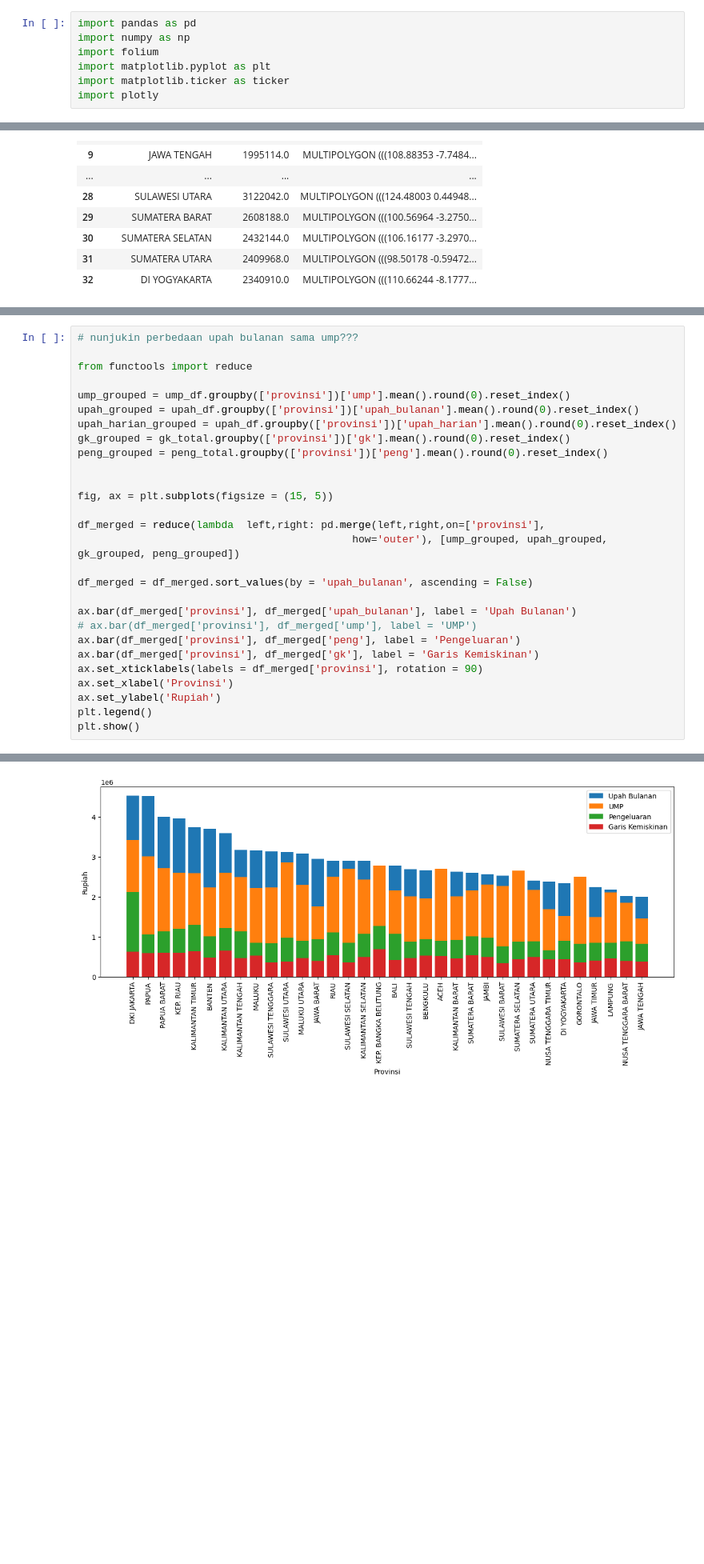
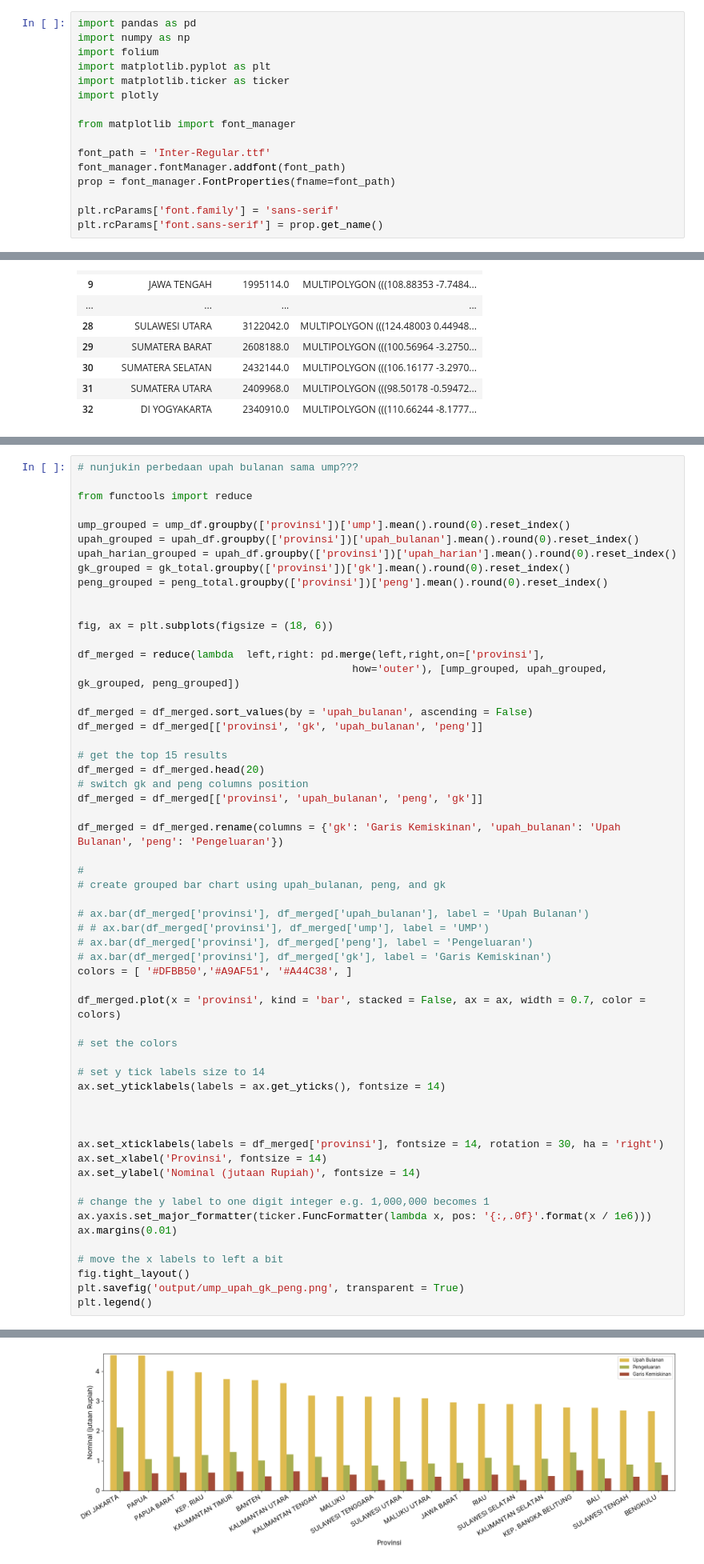
Before and after one commit to owencwijaya/tubes-01-visdat, a Jupyter notebook: dataset-kesejahteraan.ipynb, the cells around one changed output, grey strips where cells are left out. Shown at 80% size. Drawn from its saved outputs; the diff is of its cells as text; blank space fills up the shorter version.

```diff
--- a/dataset-kesejahteraan.ipynb
+++ b/dataset-kesejahteraan.ipynb
@@ -11,6 +11,15 @@ import folium
 import matplotlib.pyplot as plt
 import matplotlib.ticker as ticker
 import plotly
+
+from matplotlib import font_manager
+
+font_path = 'Inter-Regular.ttf'
+font_manager.fontManager.addfont(font_path)
+prop = font_manager.FontProperties(fname=font_path)
+
+plt.rcParams['font.family'] = 'sans-serif'
+plt.rcParams['font.sans-serif'] = prop.get_name()
 # %%
 PATH = './data/kesejahteraan_pekerja_indo'
 
@@ -645,20 +652,49 @@ gk_grouped = gk_total.groupby(['provinsi'])['gk'].mean().round(0).reset_index()
 peng_grouped = peng_total.groupby(['provinsi'])['peng'].mean().round(0).reset_index()
 
 
-fig, ax = plt.subplots(figsize = (15, 5))
+fig, ax = plt.subplots(figsize = (18, 6))
 
 df_merged = reduce(lambda  left,right: pd.merge(left,right,on=['provinsi'],
                                             how='outer'), [ump_grouped, upah_grouped, gk_grouped, peng_grouped])
 
 df_merged = df_merged.sort_values(by = 'upah_bulanan', ascending = False)
+df_merged = df_merged[['provinsi', 'gk', 'upah_bulanan', 'peng']]
 
-ax.bar(df_merged['provinsi'], df_merged['upah_bulanan'], label = 'Upah Bulanan')
-# ax.bar(df_merged['provinsi'], df_merged['ump'], label = 'UMP')
-ax.bar(df_merged['provinsi'], df_merged['peng'], label = 'Pengeluaran')
-ax.bar(df_merged['provinsi'], df_merged['gk'], label = 'Garis Kemiskinan')
-ax.set_xticklabels(labels = df_merged['provinsi'], rotation = 90)
-ax.set_xlabel('Provinsi')
-ax.set_ylabel('Rupiah')
+# get the top 15 results
+df_merged = df_merged.head(20)
+# switch gk and peng columns position
+df_merged = df_merged[['provinsi', 'upah_bulanan', 'peng', 'gk']]
+
+df_merged = df_merged.rename(columns = {'gk': 'Garis Kemiskinan', 'upah_bulanan': 'Upah Bulanan', 'peng': 'Pengeluaran'})
+
+#
+# create grouped bar chart using upah_bulanan, peng, and gk
+
+# ax.bar(df_merged['provinsi'], df_merged['upah_bulanan'], label = 'Upah Bulanan')
+# # ax.bar(df_merged['provinsi'], df_merged['ump'], label = 'UMP')
+# ax.bar(df_merged['provinsi'], df_merged['peng'], label = 'Pengeluaran')
+# ax.bar(df_merged['provinsi'], df_merged['gk'], label = 'Garis Kemiskinan')
+colors = [ '#DFBB50','#A9AF51', '#A44C38', ]
+
+df_merged.plot(x = 'provinsi', kind = 'bar', stacked = False, ax = ax, width = 0.7, color = colors)
+
+# set the colors
+
+# set y tick labels size to 14
+ax.set_yticklabels(labels = ax.get_yticks(), fontsize = 14)
+
+
+
+ax.set_xticklabels(labels = df_merged['provinsi'], fontsize = 14, rotation = 30, ha = 'right')
+ax.set_xlabel('Provinsi', fontsize = 14)
+ax.set_ylabel('Nominal (jutaan Rupiah)', fontsize = 14)
+
+# change the y label to one digit integer e.g. 1,000,000 becomes 1
+ax.yaxis.set_major_formatter(ticker.FuncFormatter(lambda x, pos: '{:,.0f}'.format(x / 1e6)))
+ax.margins(0.01)
+
+# move the x labels to left a bit
+fig.tight_layout()
+plt.savefig('output/ump_upah_gk_peng.png', transparent = True)
 plt.legend()
-plt.show()
 # %% [output]
@@ -665,4 +702,4 @@ plt.show()
-[figure, old version]
+[figure, new version]
 # %%
 # korelasi antar variable
 df_corr = df_merged.drop(columns = ["provinsi"])
```
Also changed, not shown: parts of 16 cells of this notebook, 18 other files.
